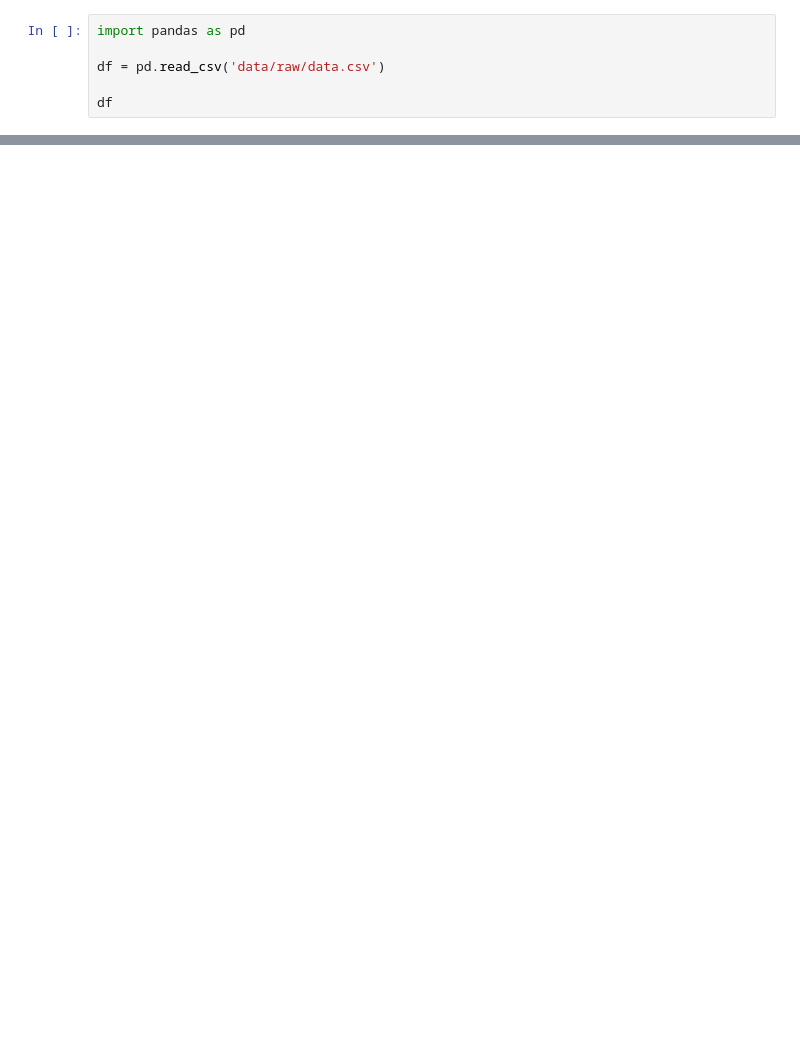
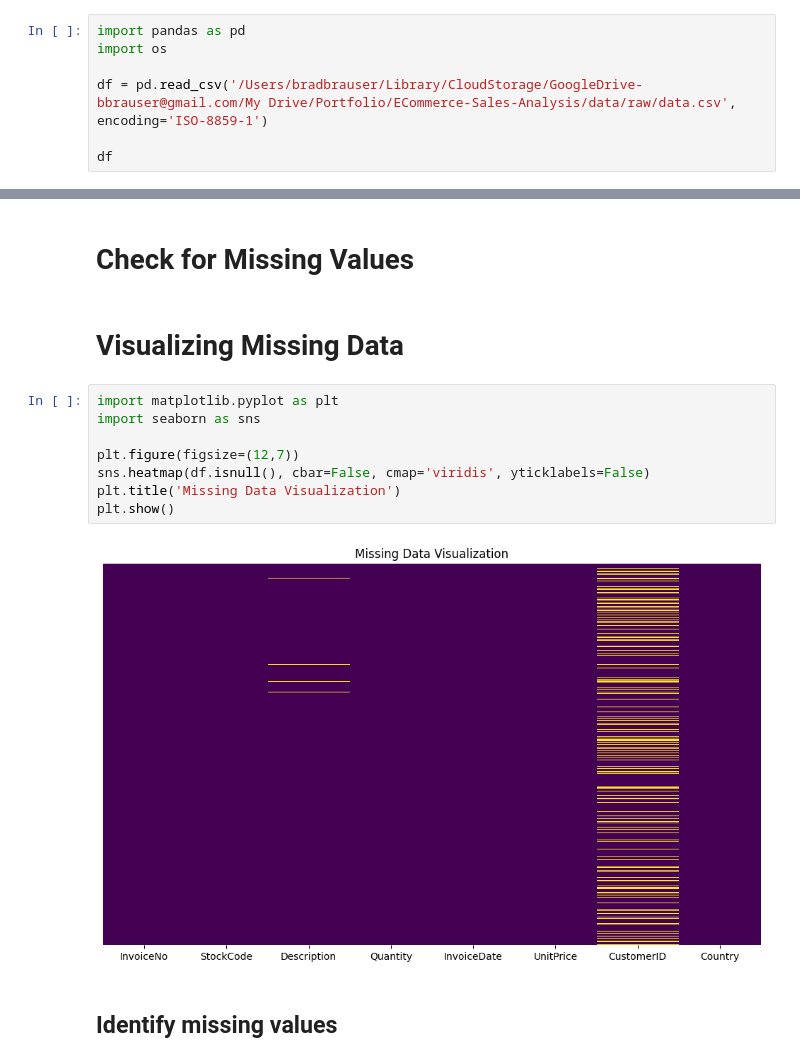
Before and after one commit to bbrauser/ECommerce-Sales-Analysis, a Jupyter notebook: notebooks/data_preparation.ipynb, the cells around one changed output, grey strips where cells are left out. Drawn from its saved outputs; the diff is of its cells as text; blank space fills up the shorter version.

Commit message:
Cleaned data with data_preparation.tpynb

```diff
--- a/notebooks/data_preparation.ipynb
+++ b/notebooks/data_preparation.ipynb
@@ -1,7 +3,8 @@
 # %%
 import pandas as pd
+import os
 
-df = pd.read_csv('data/raw/data.csv')
+df = pd.read_csv('/Users/bradbrauser/Library/CloudStorage/GoogleDrive-bbrauser@gmail.com/My Drive/Portfolio/ECommerce-Sales-Analysis/data/raw/data.csv', encoding='ISO-8859-1')
 
 df
 # %% [output]
@@ -8,0 +99,16 @@ FileNotFoundError: [Errno 2] No such file or directory: 'data/raw/data.csv'
+# %% [markdown]
+# Check for Missing Values
+# %% [markdown]
+# Visualizing Missing Data
+# %%
+import matplotlib.pyplot as plt
+import seaborn as sns
+
+plt.figure(figsize=(12,7))
+sns.heatmap(df.isnull(), cbar=False, cmap='viridis', yticklabels=False)
+plt.title('Missing Data Visualization')
+plt.show()
+# %% [output]
+[figure, added]
+# %% [markdown]
+## Identify missing values
```
Also changed, not shown: parts of 23 cells of this notebook, 2 other files.
